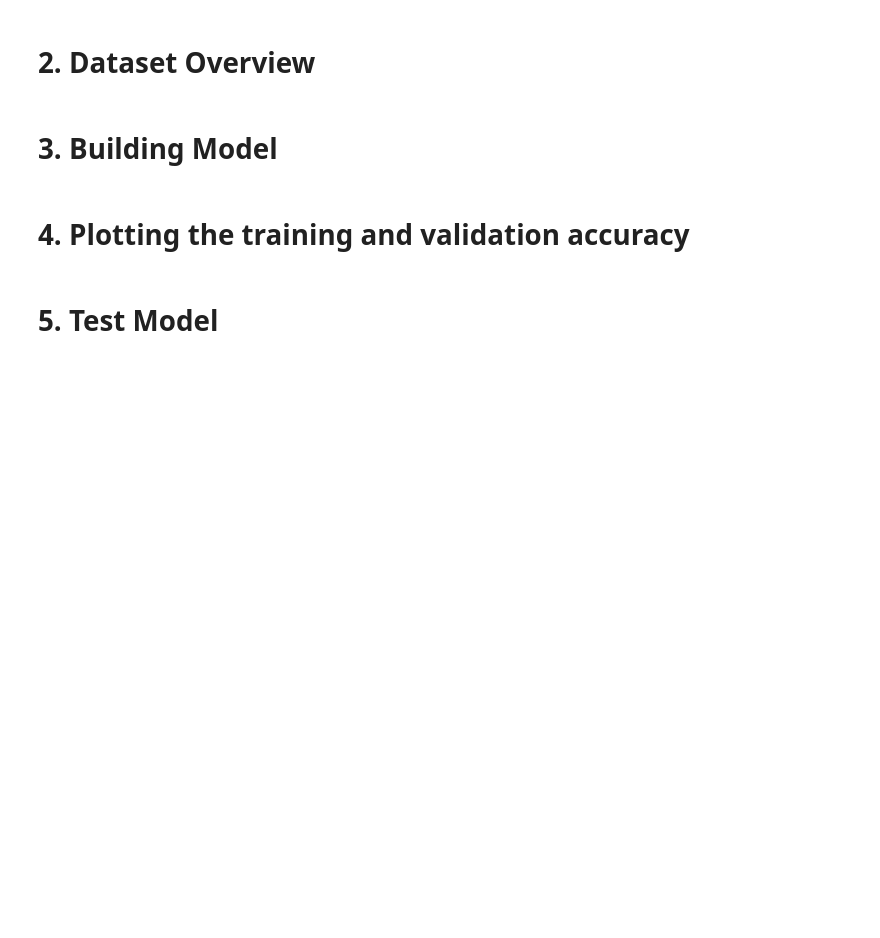
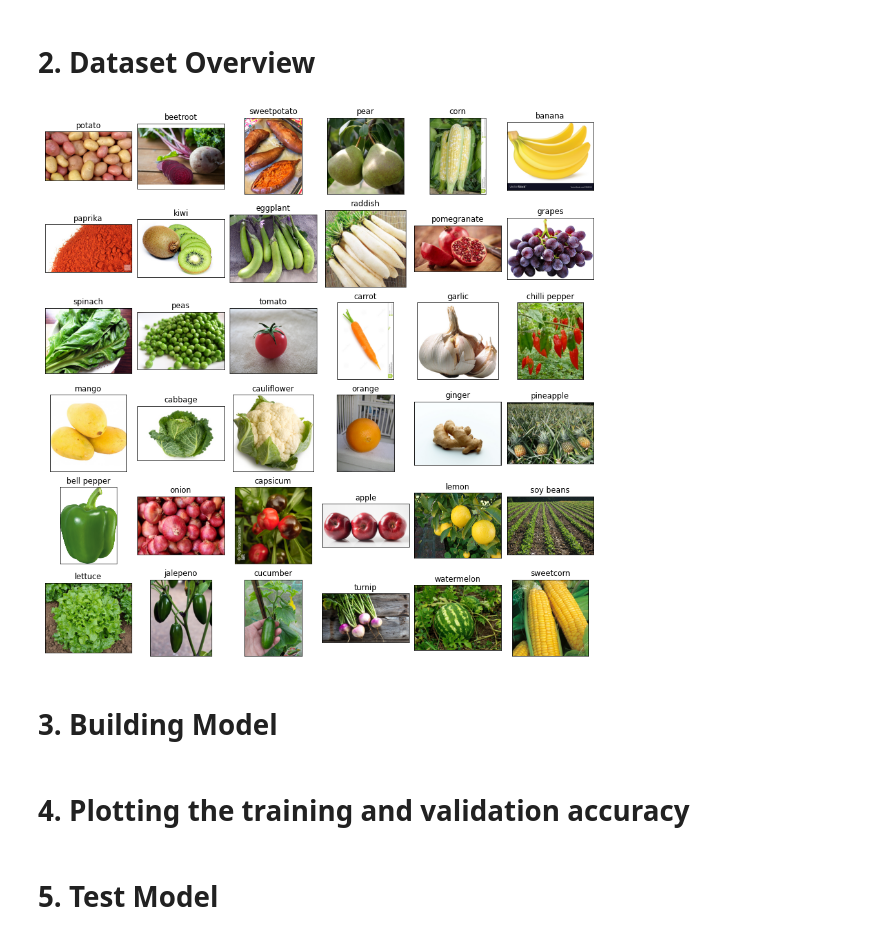
Before and after one commit to yusrilalbi/ML-ProductCapstone, a Jupyter notebook: ML/ML Dummy.ipynb, the cells around one changed output. Cells and saved outputs as stored; diff of their text form; code cells hidden in the pictures; blank space fills up the shorter version.

Commit message:
Fix Data Overview 90%

```diff
--- a/ML/ML Dummy.ipynb
+++ b/ML/ML Dummy.ipynb
@@ -78,0 +57,8 @@ label = [['garlic' 'cucumber' 'potato' 'ginger' 'eggplant' 'pomegranate'
+# %%
+#Divide to 3  path
+train_path = "/content/dataset/train"
+validation_path = "/content/dataset/validation"
+test_path  = "/content/dataset/test"
+# %%
+label = [_ for _ in os.listdir(train_path)]
+#label
@@ -79,3 +78,24 @@ label = [['garlic' 'cucumber' 'potato' 'ginger' 'eggplant' 'pomegranate'
+# %%
+#Make Display Shape
+fig, axes = plt.subplots(nrows=6, ncols=6, figsize=(12,12),
+                        subplot_kw={'xticks': [], 'yticks': []})
+
+#Make All data can showed
+show_path = []
+for i in label:
+  folder = os.path.join(train_path,i)
+  name = os.listdir(folder)[label.index(i)]
+  file = os.path.join(folder,name)
+  show_path.append(file)
+
+#Arrange the show path
+for i, ax in enumerate(axes.flat):
+    ax.imshow(plt.imread(show_path[i]))
+    ax.set_title(label[i], fontsize = 12)
+plt.tight_layout(pad=0.5)
+plt.show()
+# %% [output]
+[figure, added]
 # %% [markdown]
 # 3. Building Model
 # %% [markdown]
```
Also changed, not shown: parts of 10 cells of this notebook.
